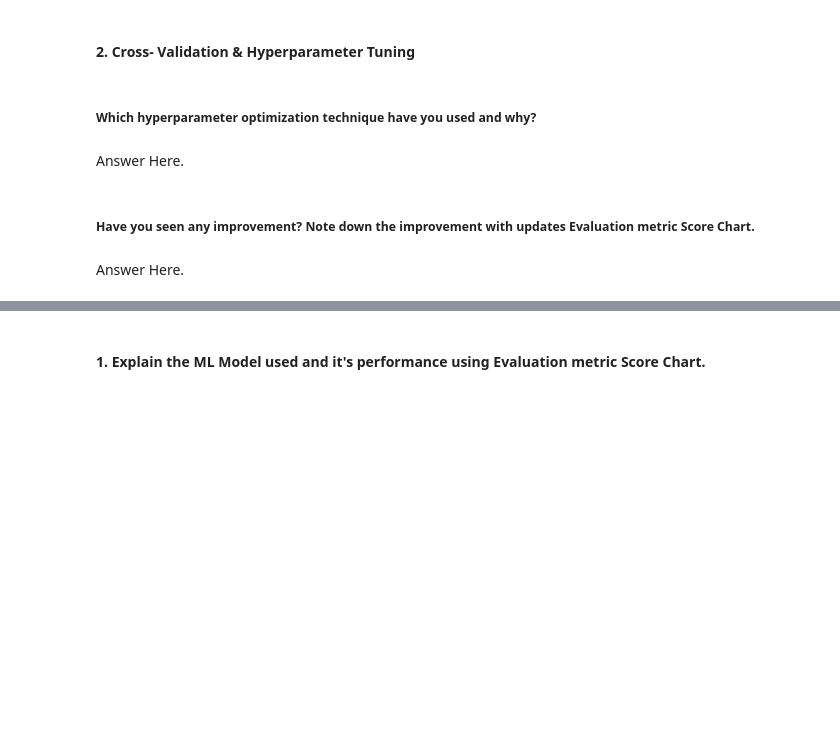
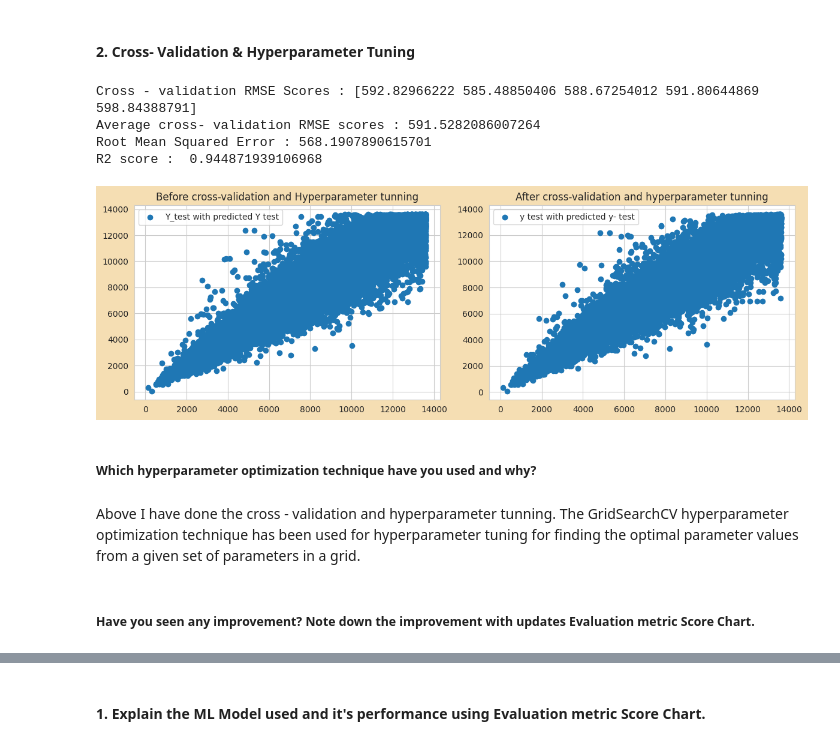
Before and after one commit to hmarathe420/Retail_Sales_Prediction, a Jupyter notebook: Retail_Sales_Prediction.ipynb, the cells around one changed output, grey strips where cells are left out. Drawn from its saved outputs; the diff is of its cells as text; code cells hidden in the pictures; blank space fills up the shorter version.

Commit message:
Model - 3 Random Forest --- Cross-validation and Hyperparameter tunning -- conclusion.

```diff
--- a/Retail_Sales_Prediction.ipynb
+++ b/Retail_Sales_Prediction.ipynb
@@ -1615,8 +1609,74 @@ accuracy = metrics.r2_score(y_train,train_pred)
+# %%
+# ML Model - 1 Implementation with hyperparameter optimization techniques (i.e., GridSearch CV, RandomSearch CV, Bayesian Optimization etc.)
+
+# defining the Decision tree regression model
+dt_regressor = DecisionTreeRegressor()
+
+
+param_grid = {
+    'max_depth' :[None, 10],
+    'min_samples_split' : [5],
+    'min_samples_leaf' : [2]
+}
+
+# creating GridSearchCV object with the decision tree regressor and parameter grid
+grid_search = GridSearchCV(dt_regressor,param_grid,cv =5, scoring = 'neg_mean_squared_error',n_jobs= 4)
+
+# fitting the grid search to find the best hyperparameter
+grid_search.fit(x_train,y_train)
+
+
+# storing the best hyperparameter and model in variable for further use
+
+best_params_ = grid_search.best_params_
+dt_regressor_best = grid_search.best_estimator_
+dt_regressor_best.fit(x_train,y_train)
+
+
+# cross validation score
+cv_scores = cross_val_score(dt_regressor_best,x_train, y_train , cv = 5 , scoring = 'neg_mean_squared_error')
+cv_rmse_scores = np.sqrt(-cv_scores)
+
+print("Cross - validation RMSE Scores :", cv_rmse_scores)
+print("Average cross- validation RMSE scores :" ,np.mean(cv_rmse_scores))
+
+
+y_pred_ = dt_regressor_best.predict(x_test)
+
+# calculating the MSE and r2 of the best_model
+
+mse = mean_squared_error(y_test,y_pred_)
+r2 = r2_score(y_test,y_pred_)
+
+# printing RMSE and R2 score of the best model
+print("Root Mean Squared Error :", np.sqrt(mse))
+print("R2 score : ", r2)
+# %% [output]
+Cross - validation RMSE Scores : [592.82966222 585.48850406 588.67254012 591.80644869 598.84388791]
+Average cross- validation RMSE scores : 591.5282086007264
+Root Mean Squared Error : 568.1907890615701
+R2 score :  0.944871939106968
+# %%
+# ploting the model performance before the cross- validation and hyperparameter tunning
+plt.figure(figsize =(12,4), facecolor = 'wheat')
+plt.subplot(1,2,1)
+plt.title('Before cross-validation and Hyperparameter tunning')
+plt.scatter(y_test, test_pred_d, label = 'Y_test with predicted Y test')
+plt.legend()
+plt.plot()
+
+# ploting the model performance after cross - validation and hyperparameter tunning
+plt.subplot(1,2,2)
+plt.title('After cross-validation and hyperparameter tunning')
+plt.scatter(y_test,y_pred_, label = 'y test with predicted y- test')
+plt.legend()
+plt.plot()
+plt.show()
+# %% [output]
+[figure, added]
 # %% [markdown]
 ##### Which hyperparameter optimization technique have you used and why?
-# %% [markdown]
-Answer Here.
+# %% [markdown]
+Above I have done the cross - validation and hyperparameter tunning. The GridSearchCV hyperparameter optimization technique has been used for hyperparameter tuning for finding the optimal parameter values from a given set of parameters in a grid.
 # %% [markdown]
 ##### Have you seen any improvement? Note down the improvement with updates Evaluation metric Score Chart.
-# %% [markdown]
-Answer Here.
```
Also changed, not shown: parts of 37 cells of this notebook.
